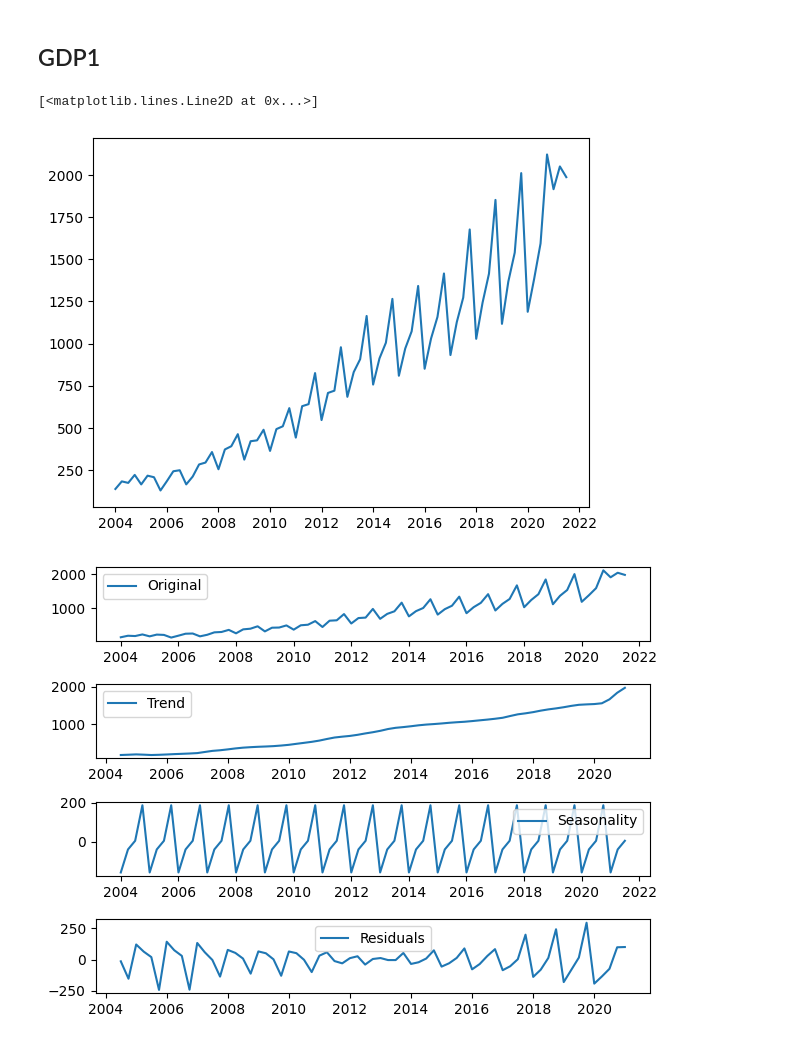
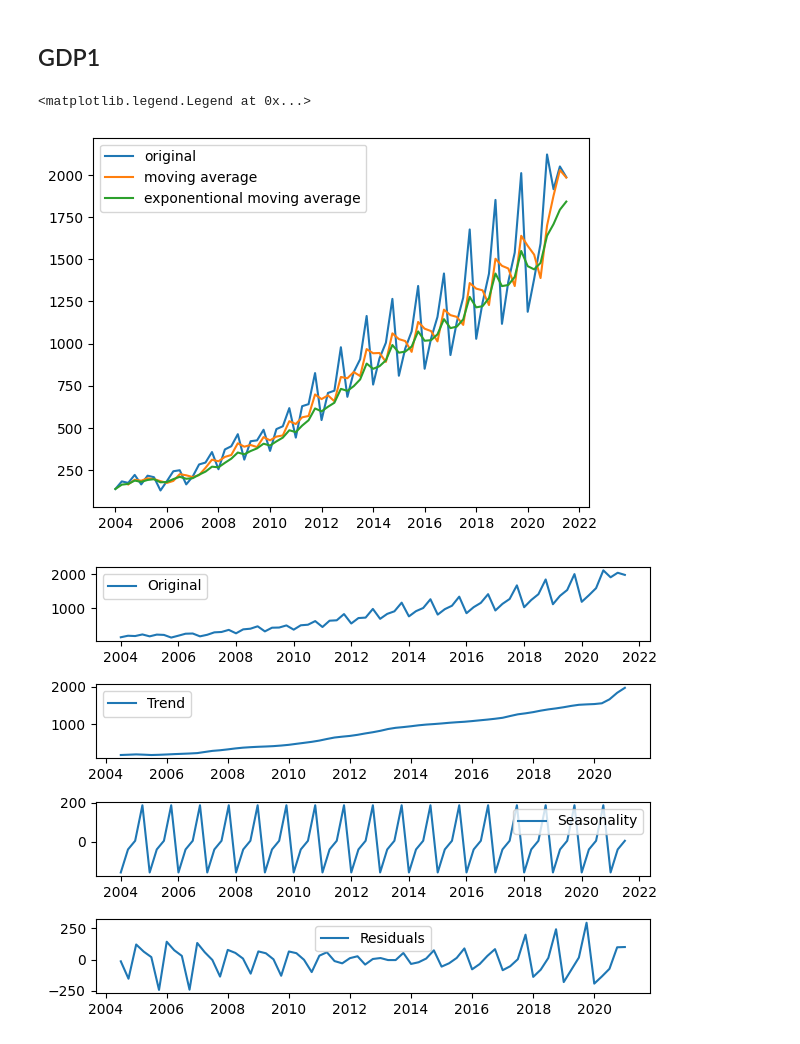
Before and after one commit to khanhtrinh2003/Time-series, a Jupyter notebook: Lesson/gdp.ipynb, the cells around one changed output. Cells and saved outputs as stored; diff of their text form; code cells hidden in the pictures.

```diff
--- a/Lesson/gdp.ipynb
+++ b/Lesson/gdp.ipynb
@@ -7,15 +8,18 @@ from statsmodels.tsa.seasonal import seasonal_decompose
 # %%
 df = pd.read_excel("../Data/VN_GDP_2021.xlsx")
 df['date'] = pd.to_datetime([f'{x[:4]}{x[-2:]}' for x in df['Date']])
-df.index = df["date"]
+gdp1.index = df["date"]
 df.dropna(inplace=True)
 # %% [markdown]
 ## GDP1
-# %%
-plt.plot(df["gdp1"])
-# %% [output]
-[<matplotlib.lines.Line2D at 0x...>]
-[figure, removed]
+# %%
+plt.plot(df["gdp1"], label="original")
+plt.plot(df["gdp1"].rolling(3).mean(), label="moving average")
+plt.plot(df["gdp1"].ewm(3).mean(), label="exponentional moving average")
+plt.legend()
+# %% [output]
+<matplotlib.legend.Legend at 0x...>
+[figure, added]
 # %%
 gdp1 = df["gdp1"]
 decomposition = seasonal_decompose(gdp1, period=4, model="additive")
```
Also changed, not shown: parts of 4 cells of this notebook.
